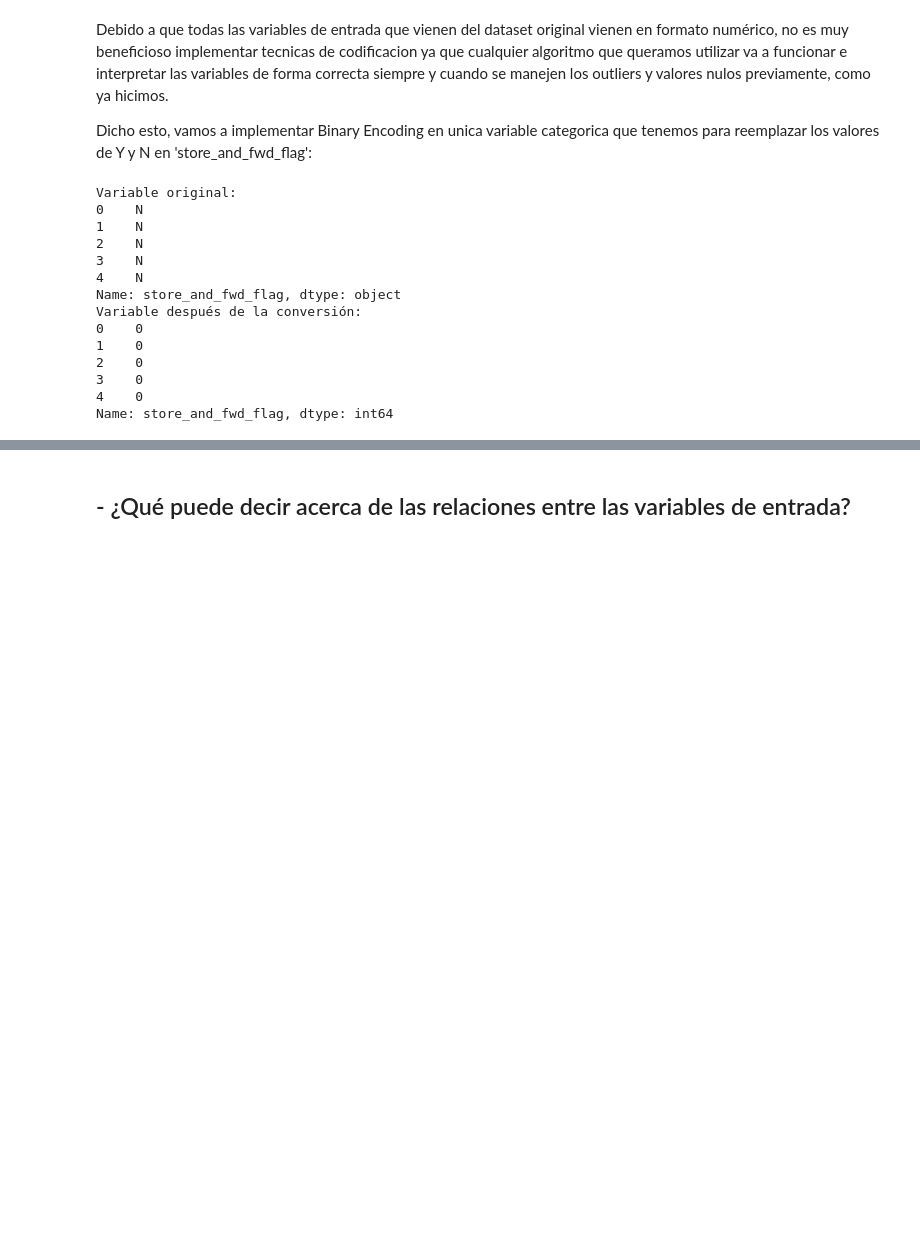
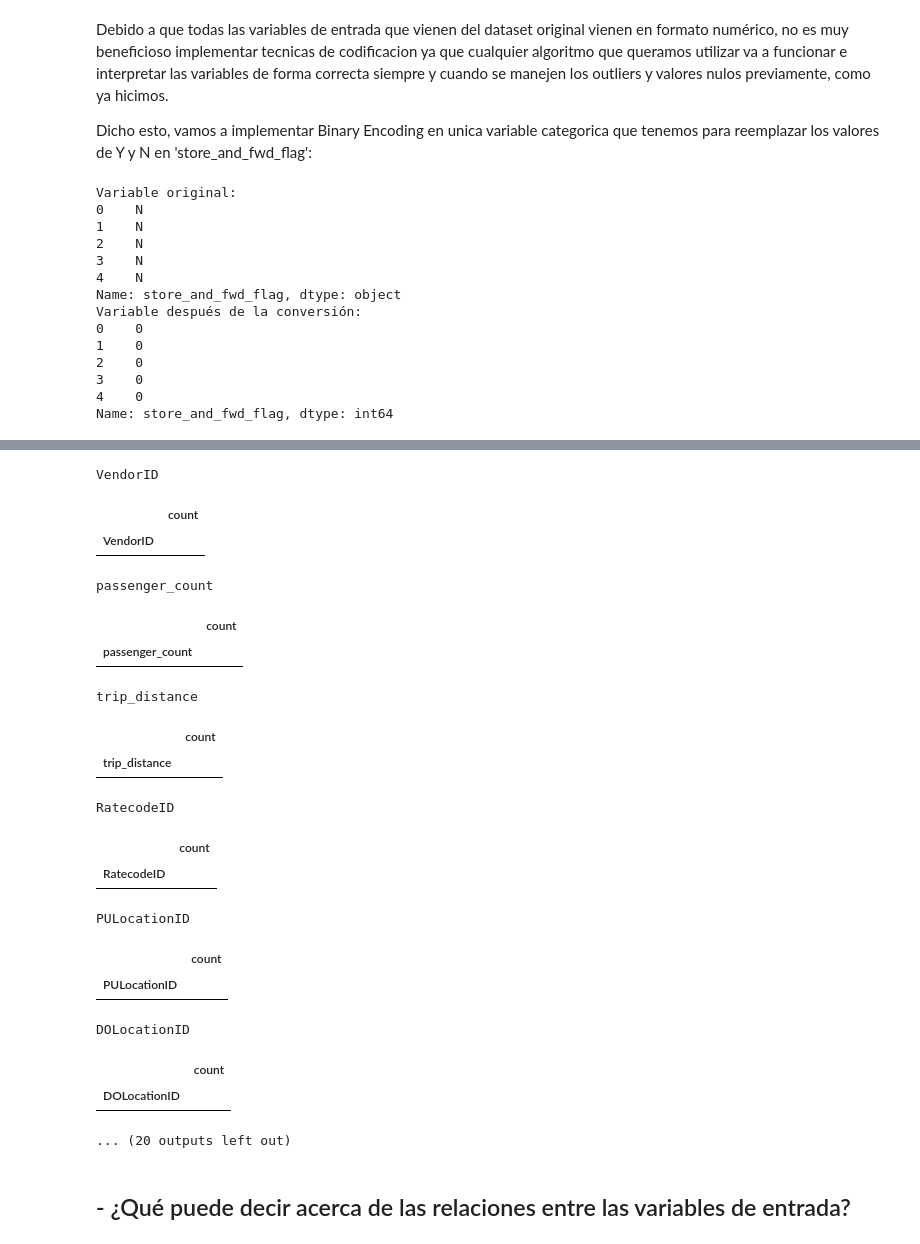
Before and after one commit to christophcharaf/AdD_tpfinal, a Jupyter notebook: tpfinal.ipynb, the cells around one changed output, grey strips where cells are left out. Saved outputs shown, nothing was run; the diff lists cells and outputs as text; code cells hidden in the pictures; blank space fills up the shorter version.

```diff
--- a/tpfinal.ipynb
+++ b/tpfinal.ipynb
@@ -307,3 +367,28 @@ Name: store_and_fwd_flag, dtype: int64
+# %%
+for c in columnas_con_numeros:
+    print(c)
+    display(df[df[c] < 0][c].value_counts().to_frame())
+    print()
+# %% [output]
+VendorID
+|  | count |
+| VendorID |  |
+passenger_count
+|  | count |
+| passenger_count |  |
+trip_distance
+|  | count |
+| trip_distance |  |
+RatecodeID
+|  | count |
+| RatecodeID |  |
+PULocationID
+|  | count |
+| PULocationID |  |
+DOLocationID
+|  | count |
+| DOLocationID |  |
+... (20 outputs left out)
 # %% [markdown]
 ## - ¿Qué puede decir acerca de las relaciones entre las variables de entrada?
 # %%
```
Also changed, not shown: parts of 28 cells of this notebook.
